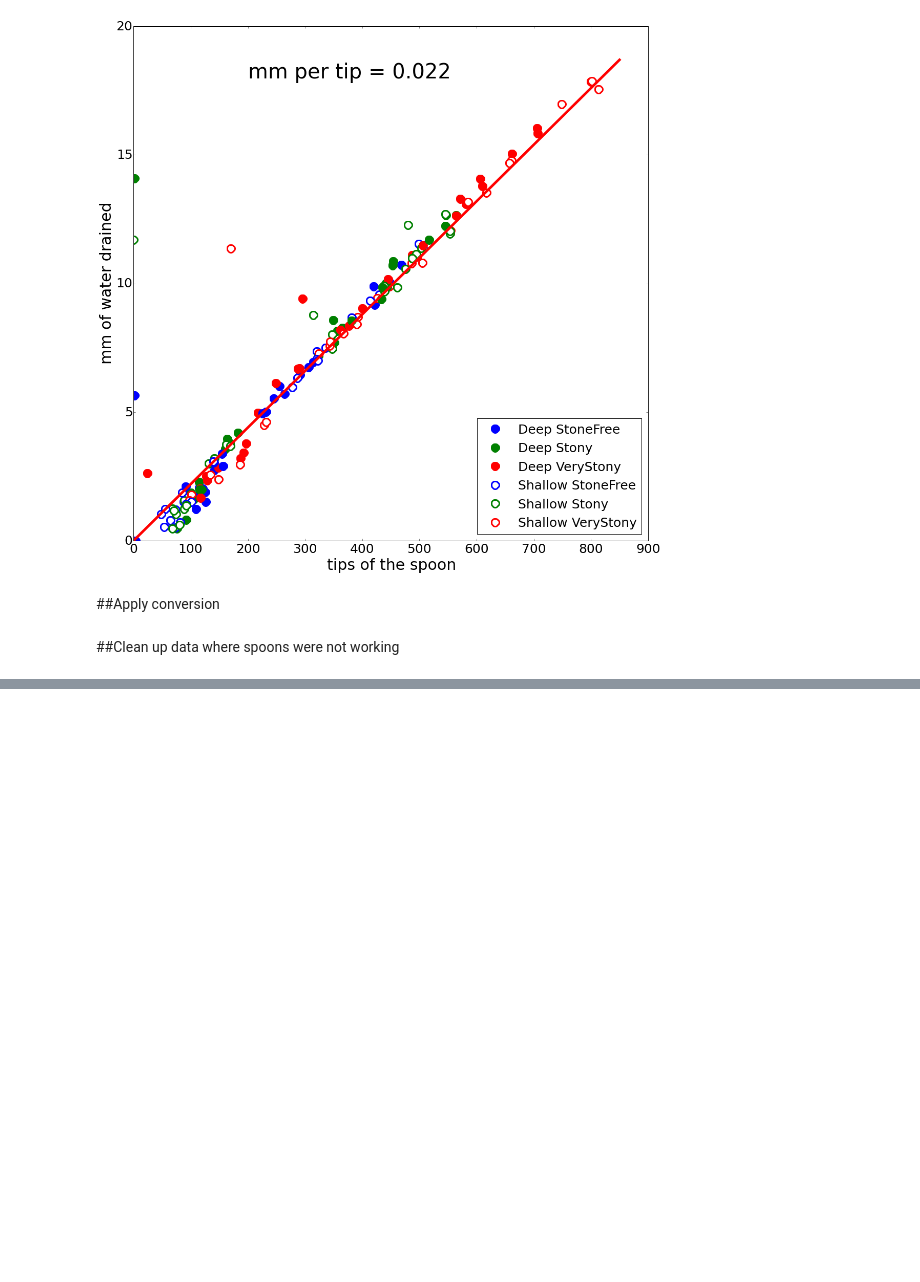
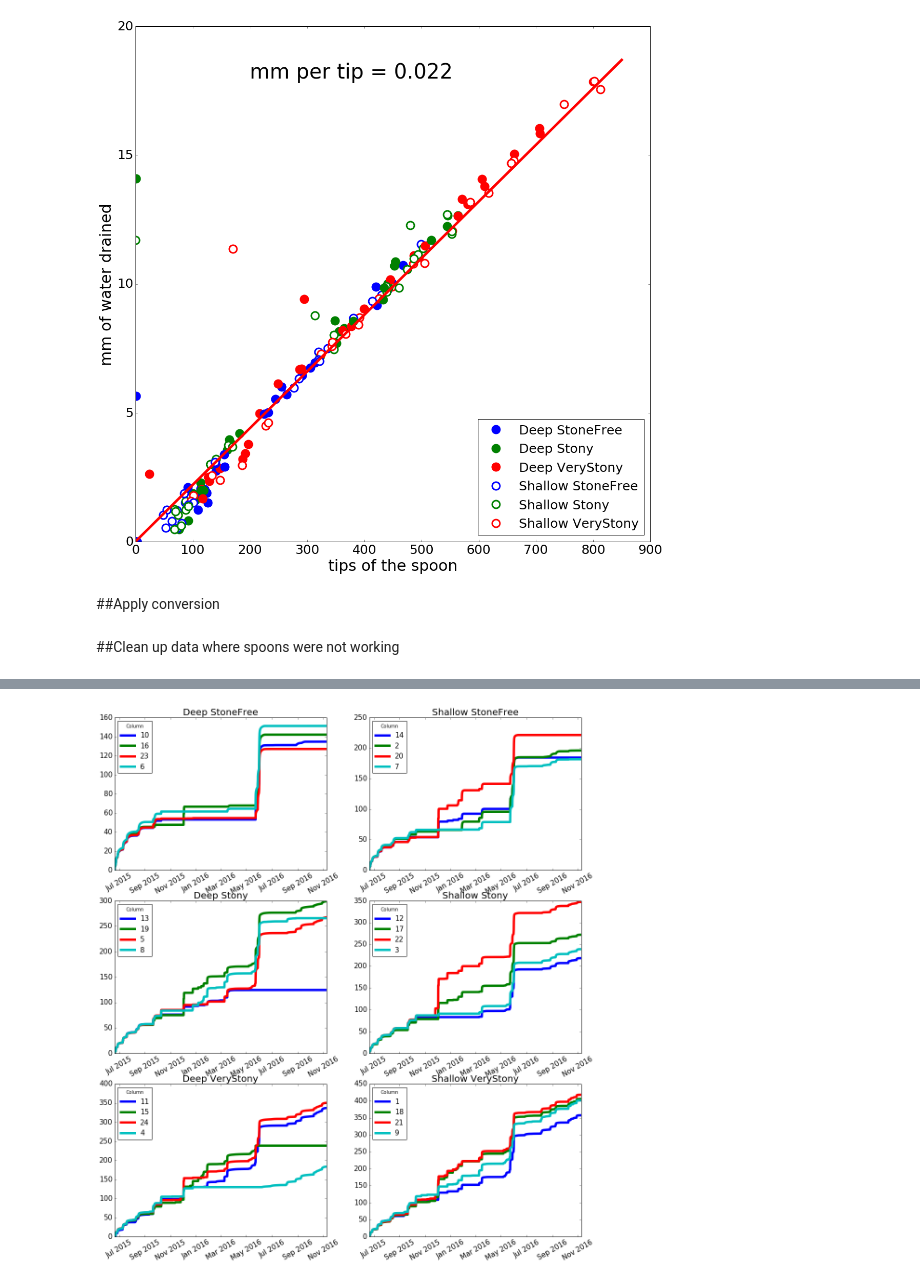
Before and after one commit to HamishBrownPFR/StonySoilLysimeters, a Jupyter notebook: Drainage Analysis.ipynb, the cells around one changed output, grey strips where cells are left out. Saved outputs shown, nothing was run; the diff lists cells and outputs as text; code cells hidden in the pictures; blank space fills up the shorter version.

```diff
--- a/Drainage Analysis.ipynb
+++ b/Drainage Analysis.ipynb
@@ -130,3 +130,28 @@ plt.legend(loc=2,numpoints=1,fontsize = 15)
+# %%
+Gravels = ['Deep','Shallow']
+Stones = ['StoneFree','Stony','VeryStony']
+lines = ['-','--']
+colors = ['b','g','r']
+
+Graph = plt.figure(figsize=(18,20))
+
+TreatPos = 1
+for Ston in Stones:
+    for Grav in Gravels:
+        for rep in [0,1,2,3]:
+            fig = Graph.add_subplot(3,2,TreatPos)
+            Labels = Drainage.ix[:,('Drainage',Grav,Ston)].ix[:,rep].name[0]
+            plt.plot(Drainage.ix[:,('Drainage',Grav,Ston)].ix[:,rep].index,
+                     Drainage.ix[:,('Drainage',Grav,Ston)].ix[:,rep].cumsum(),
+                    linewidth = 5, label = Labels)
+            plt.title(Grav+' ' +Ston, fontsize=20)
+            plt.xticks(rotation=30)
+            plt.tick_params(labelsize=15)
+        TreatPos += 1
+        plt.legend(loc=2,numpoints=1,fontsize = 15,title='Column')
+    GravPos +=1
+# %% [output]
+[figure, added]
 # %%
 Gravels = ['Deep','Shallow']
 Stones = ['StoneFree','Stony','VeryStony']
```
Also changed, not shown: parts of 3 cells of this notebook, 11 other files.
